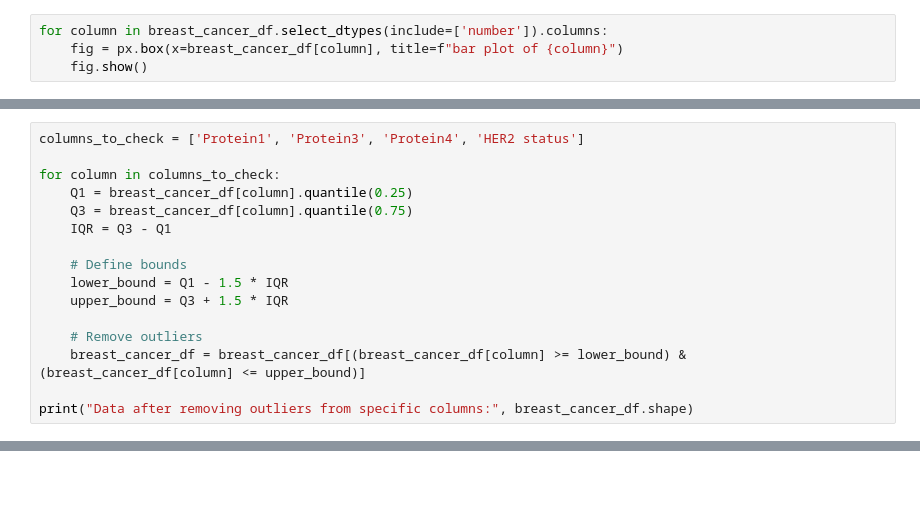
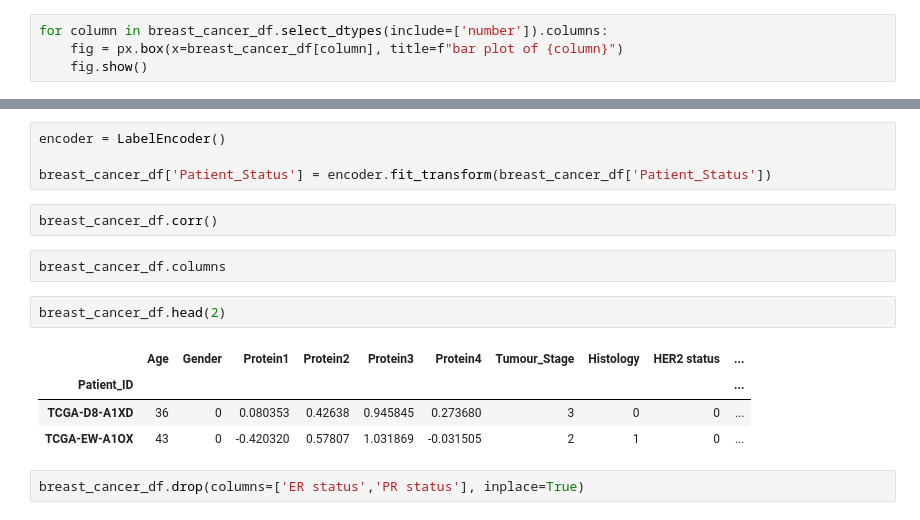
Before and after one commit to AswiniSivaraman/Breast_Cancer_Prediction_Model, a Jupyter notebook: breast_cancer_detection.ipynb, the cells around one changed output, grey strips where cells are left out. Saved outputs shown, nothing was run; the diff lists cells and outputs as text; blank space fills up the shorter version.

```diff
--- a/breast_cancer_detection.ipynb
+++ b/breast_cancer_detection.ipynb
@@ -242,16 +242,0 @@ Index: []
-# %%
-columns_to_check = ['Protein1', 'Protein3', 'Protein4', 'HER2 status']
-
-for column in columns_to_check:
-    Q1 = breast_cancer_df[column].quantile(0.25)
-    Q3 = breast_cancer_df[column].quantile(0.75)
-    IQR = Q3 - Q1
-
-    # Define bounds
-    lower_bound = Q1 - 1.5 * IQR
-    upper_bound = Q3 + 1.5 * IQR
-
-    # Remove outliers
-    breast_cancer_df = breast_cancer_df[(breast_cancer_df[column] >= lower_bound) & (breast_cancer_df[column] <= upper_bound)]
-
-print("Data after removing outliers from specific columns:", breast_cancer_df.shape)
@@ -265,0 +277,17 @@ sns.pairplot(breast_cancer_df, height=2)
+# %%
+encoder = LabelEncoder()
+
+breast_cancer_df['Patient_Status'] = encoder.fit_transform(breast_cancer_df['Patient_Status'])
+# %%
+breast_cancer_df.corr()
+# %%
+breast_cancer_df.columns
+# %%
+breast_cancer_df.head(2)
+# %% [output]
+|  | Age | Gender | Protein1 | Protein2 | Protein3 | Protein4 | Tumour_Stage | Histology | HER2 status | ... |
+| Patient_ID |  |  |  |  |  |  |  |  |  | ... |
+| TCGA-D8-A1XD | 36 | 0 | 0.080353 | 0.42638 | 0.945845 | 0.273680 | 3 | 0 | 0 | ... |
+| TCGA-EW-A1OX | 43 | 0 | -0.420320 | 0.57807 | 1.031869 | -0.031505 | 2 | 1 | 0 | ... |
+# %%
+breast_cancer_df.drop(columns=['ER status','PR status'], inplace=True)
```
Also changed, not shown: parts of 9 cells of this notebook.
